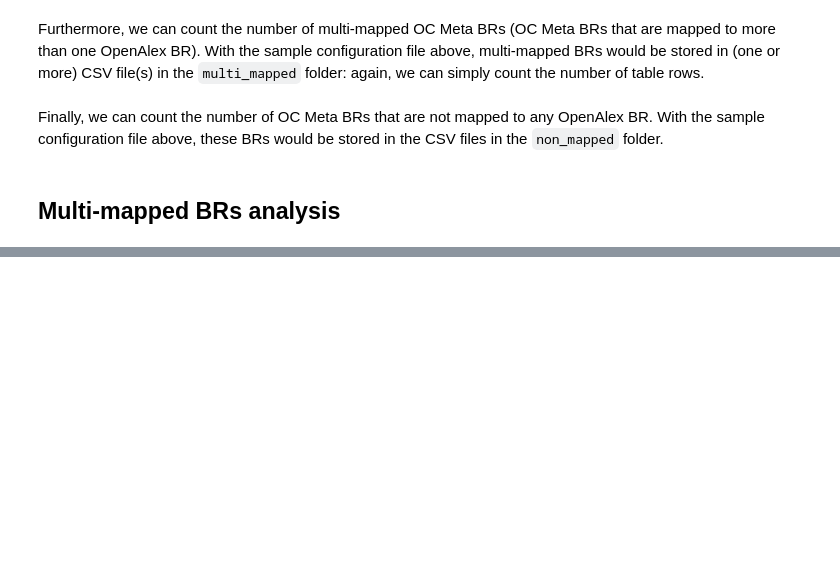
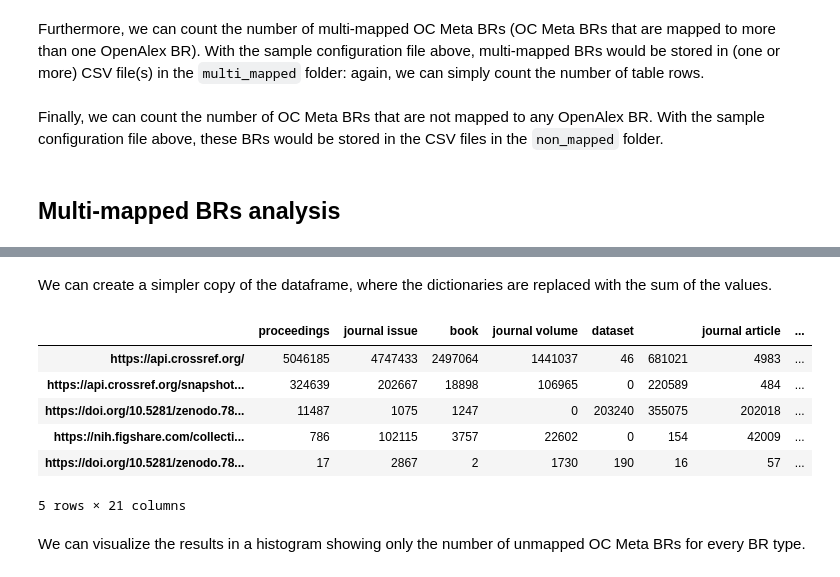
Before and after one commit to eliarizzetto/omid-openalex, a Jupyter notebook: analysis_guide.ipynb, the cells around one changed output, grey strips where cells are left out. Drawn from its saved outputs; the diff is of its cells as text; code cells hidden in the pictures; blank space fills up the shorter version.

```diff
--- a/analysis_guide.ipynb
+++ b/analysis_guide.ipynb
@@ -150,0 +291,20 @@ print(f'Total number of unmapped OC Meta BRs (from CSV dump): {non_mapped_brs_co
+# %%
+import pandas as pd
+import json
+
+json_file = 'tmp/mm_categories.json'  # replace with the JSON file storing the output of mm_categ.py
+data = json.load(open(json_file, 'r', encoding='utf-8'))
+
+# Create a DataFrame for "works"
+works_data = {}
+for work_type, work_values in data["works"].items():
+    works_data[work_type] = work_values
+
+works_df = pd.DataFrame(works_data).T.fillna(0).astype(int)
+
+# Create a DataFrame for "sources"
+sources_data = {}
+for source_type, source_values in data["sources"].items():
+    sources_data[source_type] = source_values
+
+sources_df = pd.DataFrame(sources_data).T.fillna(0).astype(int)
@@ -150,0 +334,10 @@ print(f'Total number of unmapped OC Meta BRs (from CSV dump): {non_mapped_brs_co
+# %%
+import json
+import pandas as pd
+
+prov_results_json = 'tmp/provenance_analysis_results.json'  # replace with path of JSON file storing results of provenance analysis process
+
+prov_analysis_results = json.load(open(prov_results_json, 'r', encoding='utf-8'))
+prov_df = pd.DataFrame(prov_analysis_results)
+
+prov_df.head()
@@ -150,0 +352,20 @@ print(f'Total number of unmapped OC Meta BRs (from CSV dump): {non_mapped_brs_co
+# %% [markdown]
+We can create a simpler copy of the dataframe, where the dictionaries are replaced with the sum of the values.
+# %%
+prov_df_copy = prov_df.copy()
+prov_df_copy.fillna(0, inplace=True)
+
+for col in prov_df_copy.columns:
+    prov_df_copy[col] = prov_df_copy[col].apply(lambda x: sum(x.values()) if isinstance(x, dict) else x)
+
+prov_df_copy.head()
+# %% [output]
+|  | proceedings | journal issue | book | journal volume | dataset |  | journal article | ... |
+| https://api.crossref.org/ | 5046185 | 4747433 | 2497064 | 1441037 | 46 | 681021 | 4983 | ... |
+| https://api.crossref.org/snapshot... | 324639 | 202667 | 18898 | 106965 | 0 | 220589 | 484 | ... |
+| https://doi.org/10.5281/zenodo.78... | 11487 | 1075 | 1247 | 0 | 203240 | 355075 | 202018 | ... |
+| https://nih.figshare.com/collecti... | 786 | 102115 | 3757 | 22602 | 0 | 154 | 42009 | ... |
+| https://doi.org/10.5281/zenodo.78... | 17 | 2867 | 2 | 1730 | 190 | 16 | 57 | ... |
+5 rows × 21 columns
+# %% [markdown]
+We can visualize the results in a histogram showing only the number of unmapped OC Meta BRs for every BR type.
```
Also changed, not shown: parts of 20 cells of this notebook, 2 other files.
